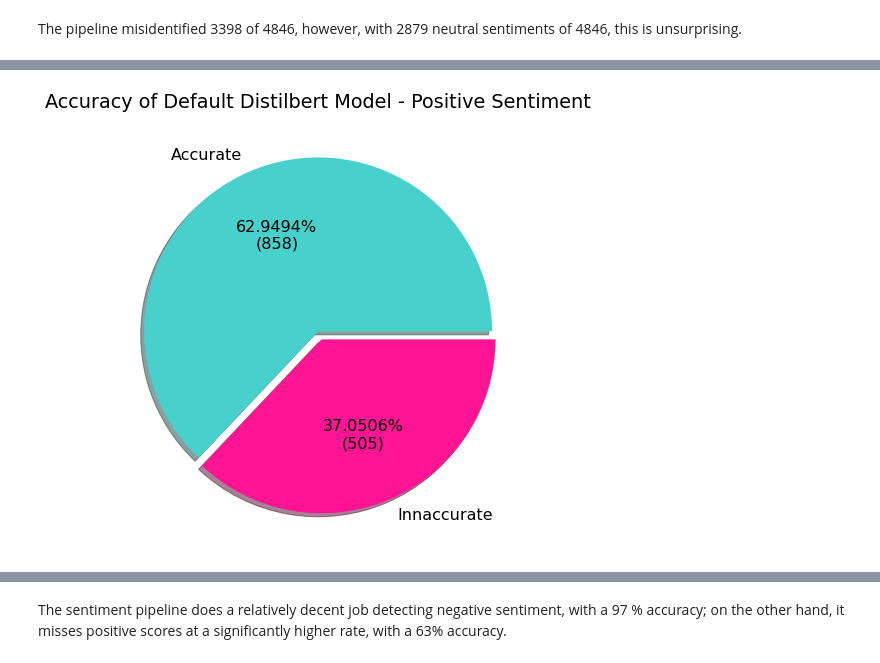
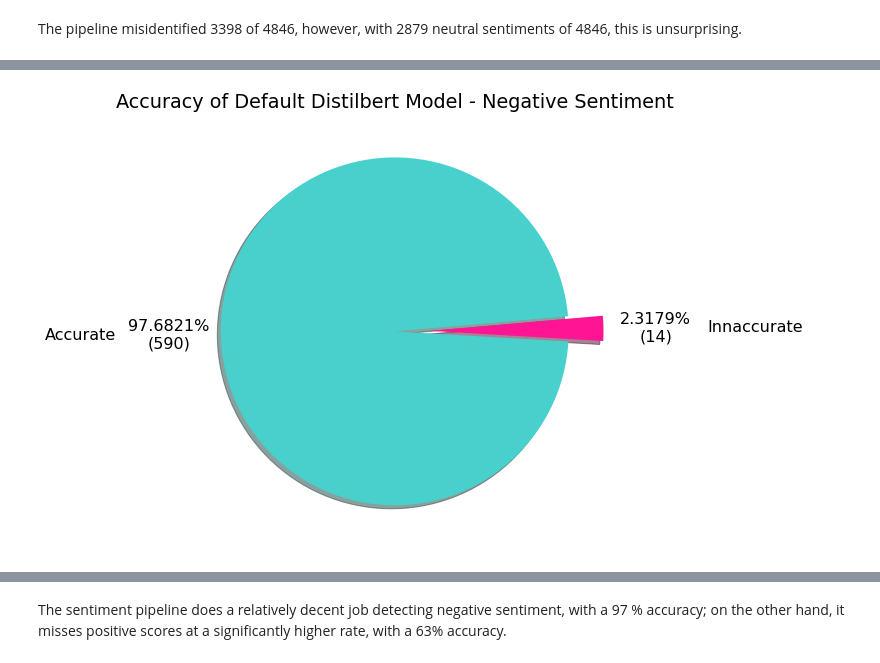
Before and after one commit to Kevin-Kwasnik/aspect-based-sentiment-analysis, a Jupyter notebook: 4c_feature-engineer.ipynb, the cells around one changed output, grey strips where cells are left out. Cells and saved outputs as stored; diff of their text form; code cells hidden in the pictures.

```diff
--- a/4c_feature-engineer.ipynb
+++ b/4c_feature-engineer.ipynb
@@ -189,10 +179,10 @@ plt.show()
-# %%
-total= len(df[df.labels=='positive'])
-explode=[0,.05]
-plt.pie(df[df.labels=='positive'].accurate_default.value_counts(), labels=['Accurate', 'Innaccurate'],
-        explode=explode, shadow=True, autopct=lambda p: '{:.4f}%\n({:.0f})'.format(p, total*p/100),
-        colors=['mediumturquoise','deeppink'])
-plt.title('Accuracy of Default Distilbert Model - Positive Sentiment')
-plt.show()
-# %% [output]
-[figure, removed]
+# %%
+total= len(df[df.labels=='negative'])
+explode=[0,.2]
+plt.pie(df[df.labels=='negative'].accurate_default.value_counts(), labels=['Accurate', 'Innaccurate'],
+        explode=explode, shadow=True, autopct=lambda p: '{:.4f}%\n({:.0f})'.format(p, total*p/100),
+        pctdistance=1.3, labeldistance=1.6, colors=['mediumturquoise','deeppink'], startangle=5)
+plt.title('Accuracy of Default Distilbert Model - Negative Sentiment')
+plt.show()
+# %% [output]
+[figure, added]
```
Also changed, not shown: parts of 30 cells of this notebook.
